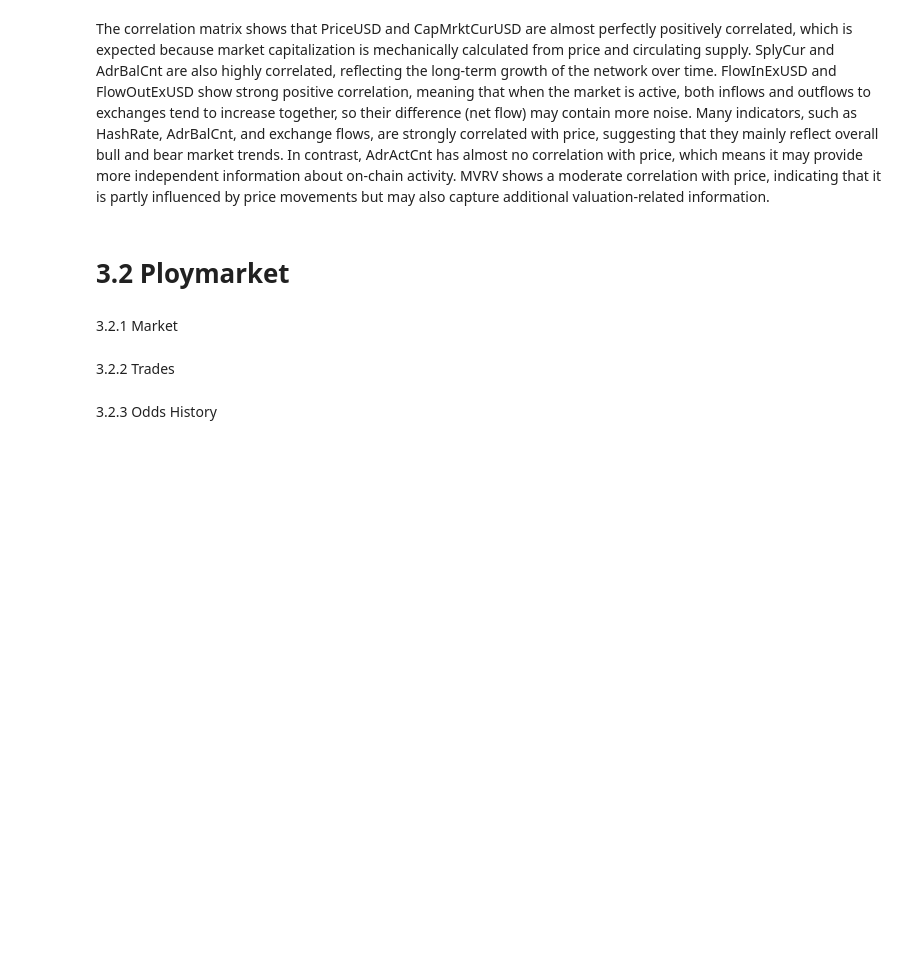
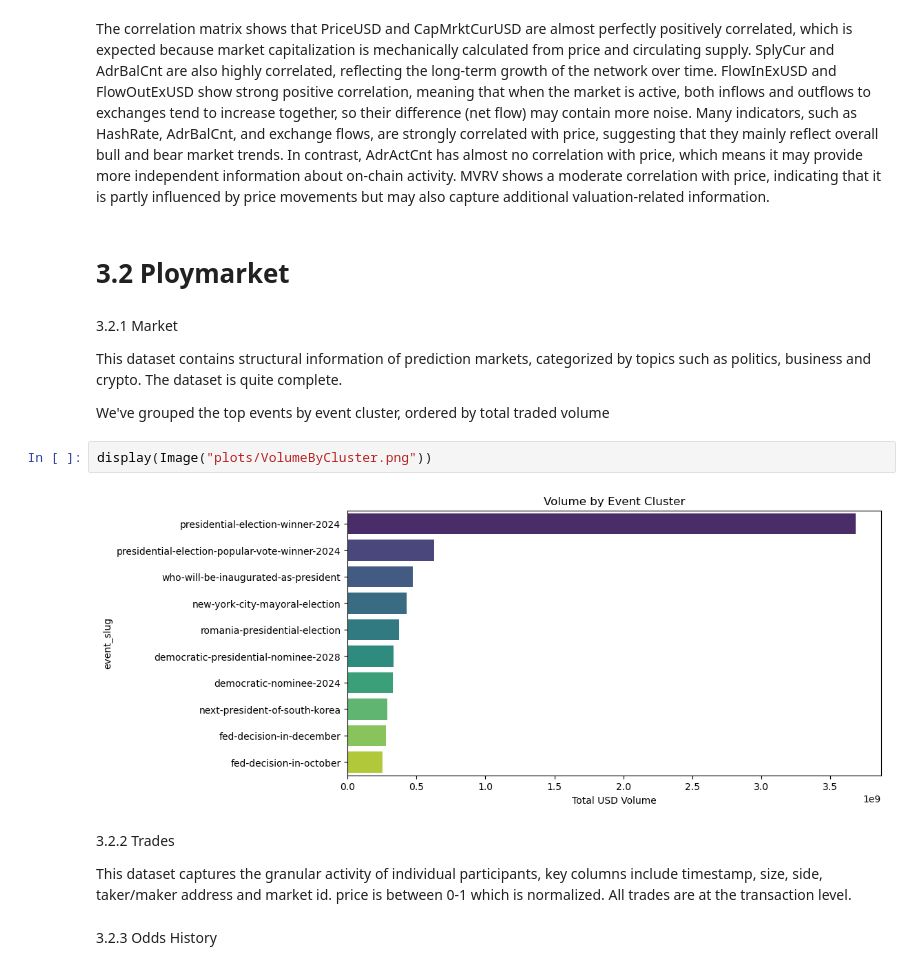
Before and after one commit to shuangvely/bitcoin-analytics-capstone-sp26-team08, a Jupyter notebook: eda/EDA_Executive.ipynb, the cells around one changed output. Drawn from its saved outputs; the diff is of its cells as text; blank space fills up the shorter version.

Commit message:
add executive summary and plots

```diff
--- a/eda/EDA_Executive.ipynb
+++ b/eda/EDA_Executive.ipynb
@@ -68,8 +75,18 @@ The correlation matrix shows that PriceUSD and CapMrktCurUSD are almost perfectl
 # 3.2 Ploymarket
 # %% [markdown]
 3.2.1 Market
+
+This dataset contains structural information of prediction markets, categorized by topics such as politics, business and crypto. The dataset is quite complete.
+
+We've grouped the top events by event cluster, ordered by total traded volume
+# %%
+display(Image("plots/VolumeByCluster.png"))
+# %% [output]
+[figure, added]
 # %% [markdown]
 3.2.2 Trades
+
+This dataset captures the granular activity of individual participants, key columns include timestamp, size, side, taker/maker address and market id. price is between 0-1 which is normalized. All trades are at the transaction level.
 # %% [markdown]
 3.2.3 Odds History
 # %%
```
Also changed, not shown: parts of 10 cells of this notebook, 2 other files.
